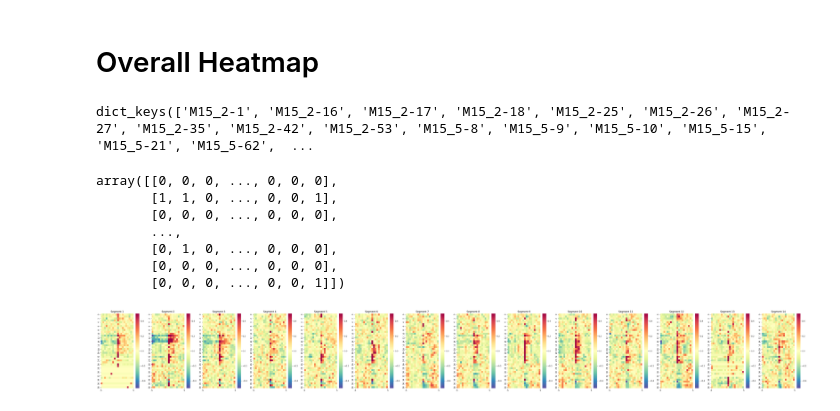
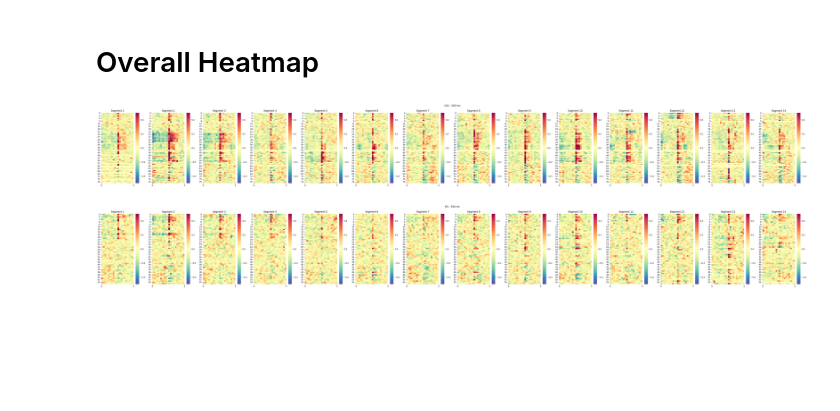
Before and after one commit to xinhez/Ghost_Project-2, a Jupyter notebook: plot_behavior_v2.ipynb, the cells around one changed output. Drawn from its saved outputs; the diff is of its cells as text; code cells hidden in the pictures; blank space fills up the shorter version.

```diff
--- a/plot_behavior_v2.ipynb
+++ b/plot_behavior_v2.ipynb
@@ -6,7 +6,7 @@ os.makedirs(figure_folder, exist_ok=True)
 n_ms_per_s= 1000
 n_total_trial= 100
 
-curation = {
+curation_XZ = {
     'M15_2': {
         'CA1': (4.5, [1, 16, 17, 18, 25, 26, 27, 35, 42, 53]),
         # Noisy 'M1': [],
@@ -29,13 +29,39 @@ curation = {
     },
 }
 
+curation = {
+    'M15_2': {
+        'CA1': (3.5, [1, 6, 7, 8, 9, 10, 11, 13, 15,16,20,21, 22, 23, 24, 29, 36, 44, 45, 48]),
+        # Noisy 'M1': [],
+    },
+    'M15_3': {
+       'CA1': (3.5, [25, 29, 34]),
+        'M1': (3.5, [23, 24]),
+
+    },
+    'M15_5': {
+        'CA1': (3.5, [4, 5, 7, 8, 9, 10, 11, 12, 15, 21, 62, 66]),
+        'M1': (3.5, [28, 29, 31, 33, 34,35, 36, 37, 38, 39, 40, 41, 42, 43, 44]),
+    },
+    'M15_7': {
+        'CA1': (3.5, [7, 11, 12, 13,14, 19, 20,  22, 23]),
+        'M1': (3.5, [4, 6, 10, 14, 15, 16, 17, 18, 19, 20, 21, 22, 23, 24, 25, 29, 30,31,  32,35, 36,  37, 38, 41, 42, 44, 45, 46, 47,48,  51, 52, 53, 55, 56, 57, 58,59,62]),
+    },
+    'M16_1': {
+        'CA1': (3.5, [1, 2,3,  4, 5, 6, 7, 8, 9, 10, 11, 12, 13, 14, 18, 19, 22, 25, 26, 27, 29, 31, 32, 33, 34, 35, 36, 37, 38, 54, 57, 58, 59, 60, 61, 62]),
+        # Noisy 'M1': (),
+    },
+}
+
 import os
 import shutil
 
 for subject, subject_curation in curation.items():
     for region, (threshold, curated_units) in subject_curation.items():
         output_folder = f'{figure_folder}/curated/{region}'
-        os.makedirs(output_folder, exist_ok=True)
+        if os.path.isdir(output_folder): continue
+
+        os.makedirs(output_folder)
 
         for unit_id in curated_units:
             shutil.copy2(f'data/processed/{subject}/{region}/curations-{threshold}/{unit_id}.png', f'{output_folder}/{subject}-{threshold}-{unit_id}.png')
@@ -319,6 +345,7 @@ for subject, subject_curation in curation.items():
 import matplotlib.pyplot as plt
 import numpy as np
 import pandas as pd
+import seaborn as sns
 import spikeinterface.core as sc
 import spikeinterface.curation as scu
 import spikeinterface.extractors as se
@@ -401,51 +428,35 @@ for region in ['CA1', 'M1']:
             spike_trains[region][segment_index] = segment_spike_trains
             s_spike_trains[region][segment_index] = segment_s_spike_trains
             f_spike_trains[region][segment_index] = segment_f_spike_trains
-    break
-# %%
-# for region in ['CA1', 'M1']:
-#     for segment in range(n_segment):
-#         segment_spike_trains = spike_trains[region][segment]
-
-#         for
-spike_trains['CA1'][0].keys()
-# %% [output]
-dict_keys(['M15_2-1', 'M15_2-16', 'M15_2-17', 'M15_2-18', 'M15_2-25', 'M15_2-26', 'M15_2-27', 'M15_2-35', 'M15_2-42', 'M15_2-53', 'M15_5-8', 'M15_5-9', 'M15_5-10', 'M15_5-15', 'M15_5-21', 'M15_5-62',  ...
-# %%
-np.array(unit_bins)
-# %% [output]
-array([[0, 0, 0, ..., 0, 0, 0],
-       [1, 1, 0, ..., 0, 0, 1],
-       [0, 0, 0, ..., 0, 0, 0],
-       ...,
-       [0, 1, 0, ..., 0, 0, 0],
-       [0, 0, 0, ..., 0, 0, 0],
-       [0, 0, 0, ..., 0, 0, 1]])
 # %%
 import seaborn as sns
 bin_size = 500
 
 for region, region_spike_trains in spike_trains.items():
     spike_bins = []
     for segment_index in range(n_segment):
         segment_spike_bins = []
         for unit_id, unit_spike_trains in region_spike_trains[segment_index].items():
             unit_bins = []
             for trial_spike_train in unit_spike_trains:
                 unit_bins.append(np.histogram(trial_spike_train, bins=np.arange(-s_before_cue, s_after_cue+1e-6, bin_size/n_ms_per_s))[0])
             unit_bins = np.array(unit_bins)
             unit_bins = (unit_bins - unit_bins.mean()) / (unit_bins.std() + 1e-6)
             segment_spike_bins.append(unit_bins.mean(0))
         segment_spike_bins = np.array(segment_spike_bins)
         spike_bins.append(segment_spike_bins)
 
     fig = plt.figure(figsize=(50, 6))
+    fig.suptitle(f'{region} - {bin_size} ms')
     for segment_index in range(n_segment):
         ax = plt.subplot(1, n_segment, segment_index+1)
         sns.heatmap(spike_bins[segment_index], ax=ax, cmap=plt.cm.Spectral_r, vmin=-0.5, vmax=0.5)
         ax.set_title(f'Segment {segment_index+1}')
         ax.set_xticks([0, spike_bins[segment_index].shape[1]], [-s_before_cue, s_after_cue])
     plt.tight_layout()
+    plt.savefig(f'{figure_folder}/{region}_heatmap_{bin_size}ms.pdf')
     plt.show()
+    plt.close()
 # %% [output]
-[figure, old version]
+[figure, new version]
+[figure, added]
```
